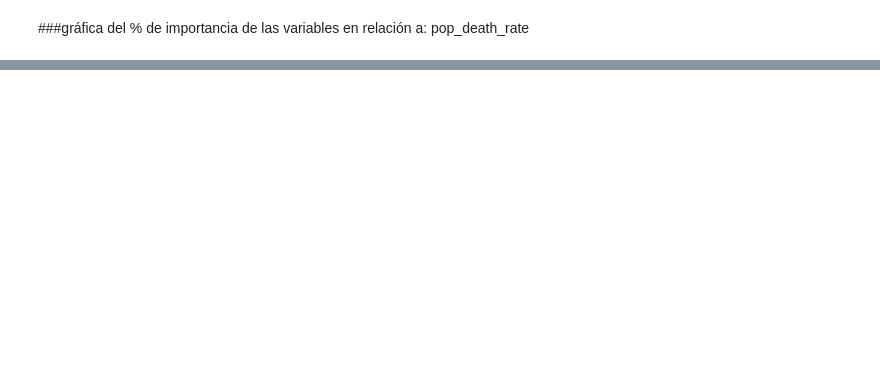
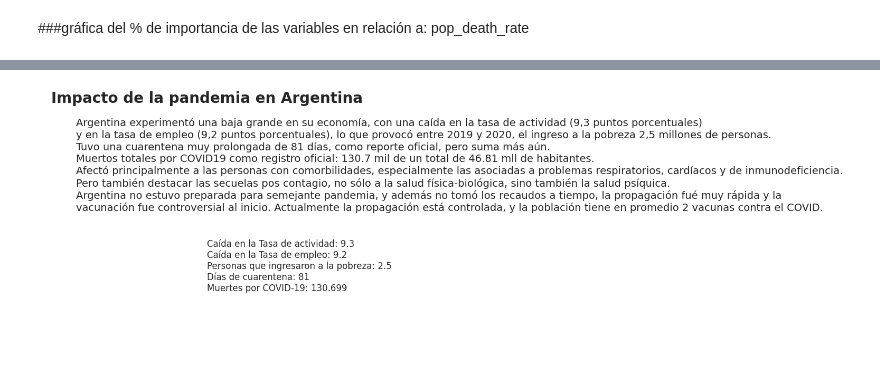
Before and after one commit to JulioLaz/covid19_analytics, a Jupyter notebook: COVID19_Analytics_final.ipynb, the cells around one changed output, grey strips where cells are left out. Saved outputs shown, nothing was run; the diff lists cells and outputs as text; code cells hidden in the pictures; blank space fills up the shorter version.

```diff
--- a/COVID19_Analytics_final.ipynb
+++ b/COVID19_Analytics_final.ipynb
@@ -2055,0 +2122,37 @@ plt.show()
+# %%
+import matplotlib.pyplot as plt
+
+# Datos relevantes para Argentina
+datos = {
+    'Caída en la Tasa de actividad': 9.3,
+    'Caída en la Tasa de empleo': 9.2,
+    'Personas que ingresaron a la pobreza': 2.5,
+    'Días de cuarentena': 81,
+    'Muertes por COVID-19': 130.699
+}
+
+# Configurar el texto formateado
+texto = ""
+for metrica, valor in datos.items():
+    texto += f"{metrica}: {valor}\n"
+
+fig, ax = plt.subplots(figsize=(8, 6))
+
+ax.text(0.5, 0.5, texto, fontsize=12, ha='left', va='top')
+
+ax.axis('off')
+
+ax.set_title('Impacto de la pandemia en Argentina', fontsize=20,pad=20,fontweight='bold', ha='center')
+texto_00='''Argentina experimentó una baja grande en su economía, con una caída en la tasa de actividad (9,3 puntos porcentuales)
+y en la tasa de empleo (9,2 puntos porcentuales), lo que provocó entre 2019 y 2020, el ingreso a la pobreza 2,5 millones de personas.
+Tuvo una cuarentena muy prolongada de 81 días, como reporte oficial, pero suma más aún.
+Muertos totales por COVID19 como registro oficial: 130.7 mil de un total de 46.81 mll de habitantes.
+Afectó principalmente a las personas con comorbilidades, especialmente las asociadas a problemas respiratorios, cardíacos y de inmunodeficiencia.
+Pero también destacar las secuelas pos contagio, no sólo a la salud física-biológica, sino también la salud psíquica.
+Argentina no estuvo preparada para semejante pandemia, y además no tomó los recaudos a tiempo, la propagación fué muy rápida y la
+vacunación fue controversial al inicio. Actualmente la propagación está controlada, y la población tiene en promedio 2 vacunas contra el COVID.
+'''
+ax.text(0.1, 1, texto_00, fontsize=14, ha='left', va='top')
+plt.show()
+# %% [output]
+[figure, added]
```
Also changed, not shown: parts of 25 cells of this notebook.
